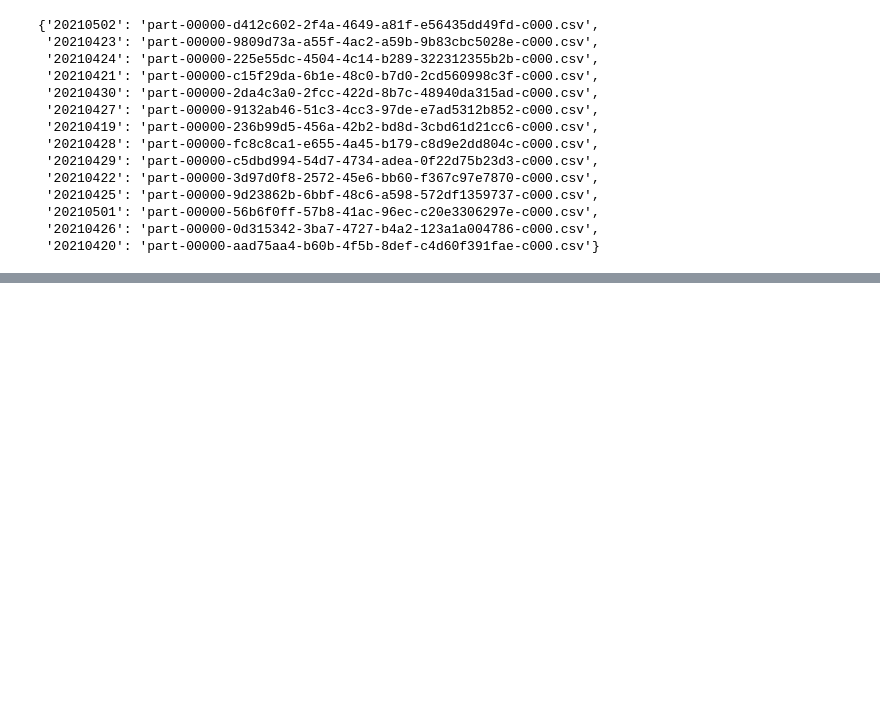
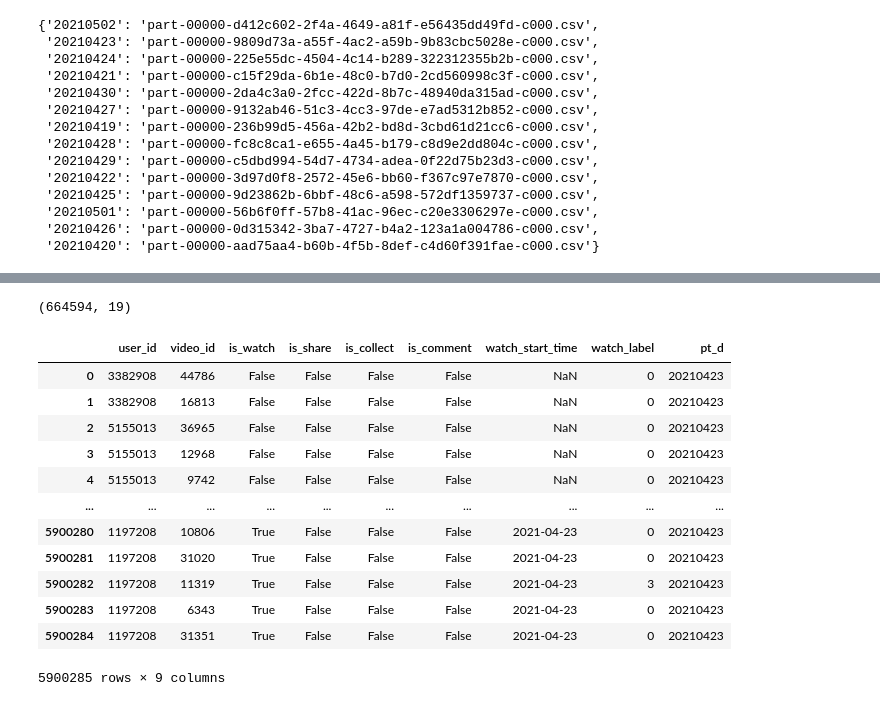
Before and after one commit to GZYZG/2021-digix-recommendation, a Jupyter notebook: embedding.ipynb, the cells around one changed output, grey strips where cells are left out. Drawn from its saved outputs; the diff is of its cells as text; code cells hidden in the pictures; blank space fills up the shorter version.

```diff
--- a/embedding.ipynb
+++ b/embedding.ipynb
@@ -272,0 +299,20 @@ emb_cols
+# %%
+context.shape
+# %% [output]
+(664594, 19)
+# %%
+tdf
+# %% [output]
+|  | user_id | video_id | is_watch | is_share | is_collect | is_comment | watch_start_time | watch_label | pt_d |
+| 0 | 3382908 | 44786 | False | False | False | False | NaN | 0 | 20210423 |
+| 1 | 3382908 | 16813 | False | False | False | False | NaN | 0 | 20210423 |
+| 2 | 5155013 | 36965 | False | False | False | False | NaN | 0 | 20210423 |
+| 3 | 5155013 | 12968 | False | False | False | False | NaN | 0 | 20210423 |
+| 4 | 5155013 | 9742 | False | False | False | False | NaN | 0 | 20210423 |
+| ... | ... | ... | ... | ... | ... | ... | ... | ... | ... |
+| 5900280 | 1197208 | 10806 | True | False | False | False | 2021-04-23 | 0 | 20210423 |
+| 5900281 | 1197208 | 31020 | True | False | False | False | 2021-04-23 | 0 | 20210423 |
+| 5900282 | 1197208 | 11319 | True | False | False | False | 2021-04-23 | 3 | 20210423 |
+| 5900283 | 1197208 | 6343 | True | False | False | False | 2021-04-23 | 0 | 20210423 |
+| 5900284 | 1197208 | 31351 | True | False | False | False | 2021-04-23 | 0 | 20210423 |
+5900285 rows × 9 columns
```
Also changed, not shown: parts of 18 cells of this notebook, 11 other files.
